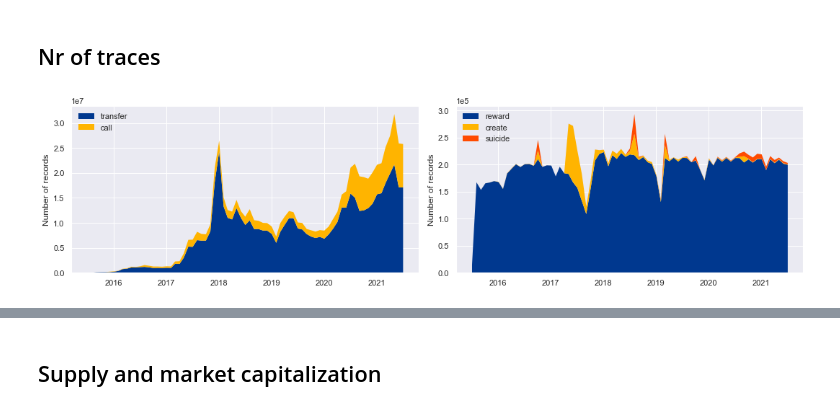
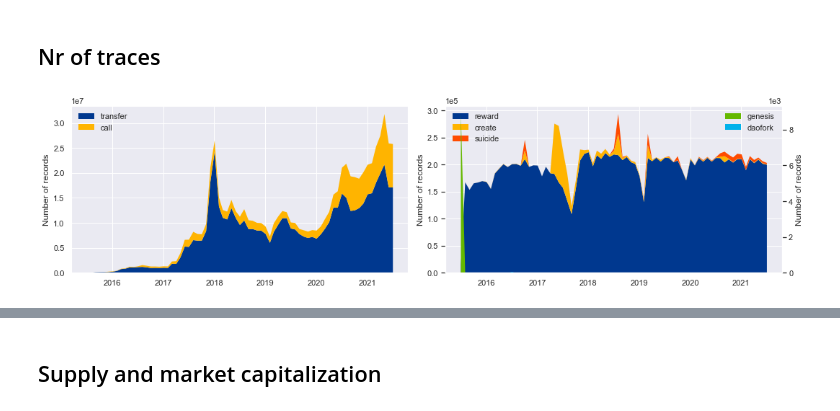
Before and after one commit to frebls/crypto-on-chain, a Jupyter notebook: data_analysis/EDA.ipynb, the cells around one changed output, grey strips where cells are left out. Drawn from its saved outputs; the diff is of its cells as text; code cells hidden in the pictures.

```diff
--- a/data_analysis/EDA.ipynb
+++ b/data_analysis/EDA.ipynb
@@ -39,27 +39,27 @@ order by date
 # %%
 fig, ax1 = plt.subplots(1, 2, figsize=(15, 4))
 
 ax1[0].ticklabel_format(axis="y", style="sci", scilimits=(0,0))
 ax1[0].stackplot(traces_count.date, traces_count.transfer, traces_count.call, labels = ['transfer', 'call'], colors = pal, linewidth = 0)
 ax1[0].legend(loc = 'upper left', frameon = False)
 ax1[0].set_ylabel('Number of records')
 
 ax1[1].stackplot(traces_count.date, traces_count.reward, traces_count.create_, traces_count.suicide
                  , labels = ['reward', 'create', 'suicide'], colors = pal, linewidth = 0)
 ax1[1].legend(loc = 'upper left', frameon = False)
 ax1[1].ticklabel_format(axis="y", style="sci", scilimits=(0,0))
 ax1[1].set_ylabel('Number of records')
 # ax1[1].set_ylim(ymax = 1e3)
-# ax2 = ax1[1].twinx()
-# ax2.stackplot(traces_count.date, traces_count.genesis, traces_count.daofork
-#                  , labels = ['genesis', 'daofork'], colors = pal[3:], linewidth = 0)
-# ax2.legend(loc = 'upper right', frameon = False)
-# ax2.ticklabel_format(axis="y", style="sci", scilimits=(0,0))
-# ax2.set_ylabel('Number of records')
-# ax2.grid(False)
+ax2 = ax1[1].twinx()
+ax2.stackplot(traces_count.date, traces_count.genesis, traces_count.daofork
+                 , labels = ['genesis', 'daofork'], colors = pal[3:], linewidth = 0)
+ax2.legend(loc = 'upper right', frameon = False)
+ax2.ticklabel_format(axis="y", style="sci", scilimits=(0,0))
+ax2.set_ylabel('Number of records')
+ax2.grid(False)
 # ax2.set_ylim(ymax = 1e3)
 
 plt.tight_layout()
 plt.show()
 # %% [output]
-[figure, old version]
+[figure, new version]
```
Also changed, not shown: parts of 13 cells of this notebook.
